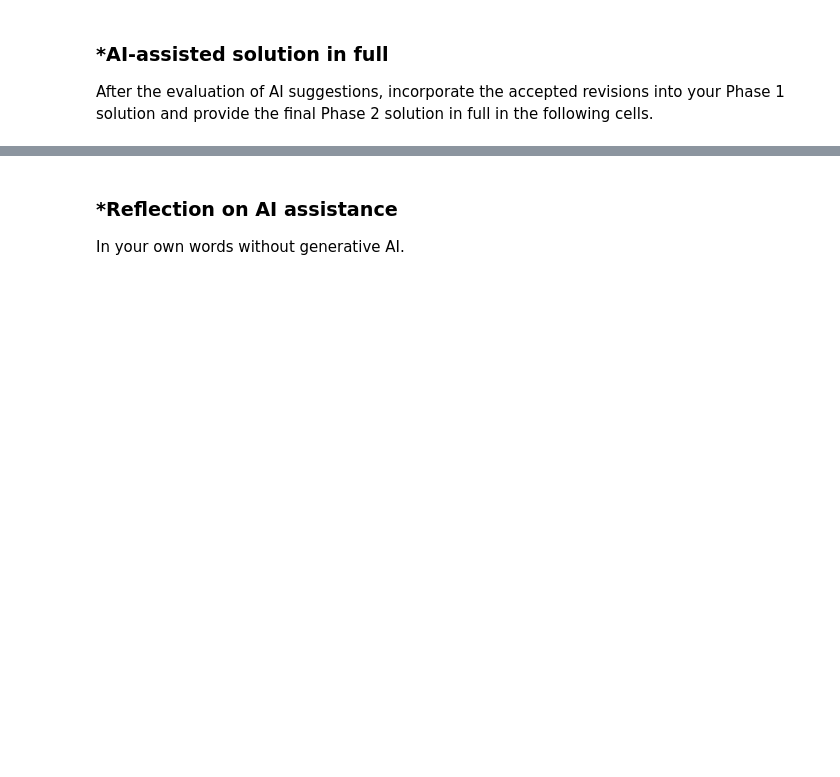
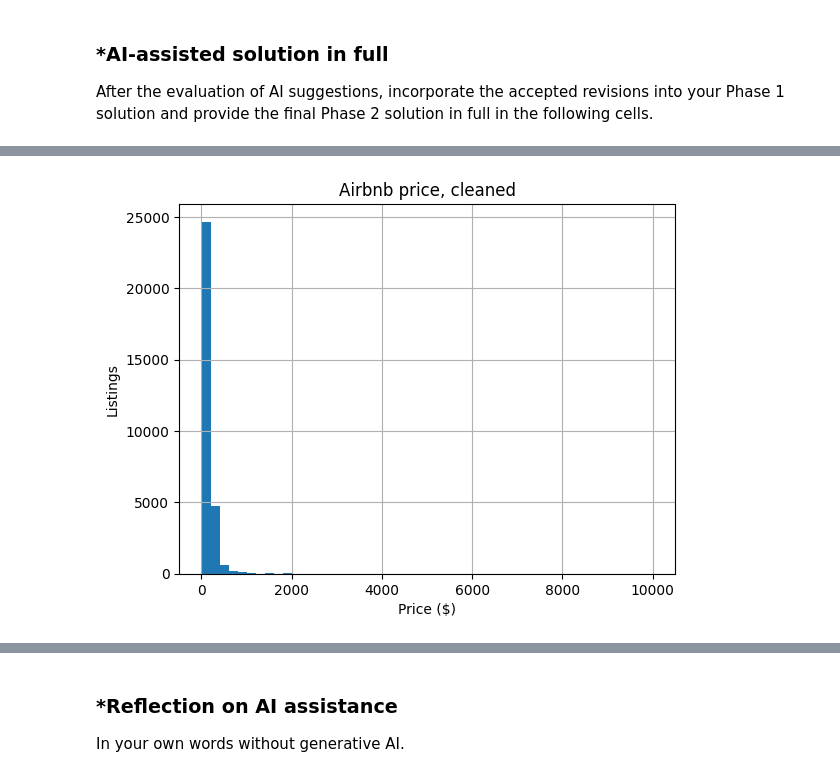
Before and after one commit to willhk10-uva/A01-data-wrangling, a Jupyter notebook: notebook.ipynb, the cells around one changed output, grey strips where cells are left out. Drawn from its saved outputs; the diff is of its cells as text; code cells hidden in the pictures; blank space fills up the shorter version.

Commit message:
Final Phase 2 Commit

```diff
--- a/notebook.ipynb
+++ b/notebook.ipynb
@@ -303,3 +335,97 @@ AI had no feedback for me at this time.
 After the evaluation of AI suggestions, incorporate the accepted revisions into your Phase 1 solution and provide the final Phase 2 solution in full in the following cells.
 # %%
 # Your Phase 2 solution to the problem goes here.
+# %%
+# =====================================================================
+# Phase 2 — Q1
+# =====================================================================
+import os
+import numpy as np
+import pandas as pd
+import matplotlib.pyplot as plt
+
+
+def data_path(fname):
+    """Assignment specifies ./data/; fall back to the Colab mount."""
+    for p in (f'./data/{fname}', f'/content/data/{fname}', fname):
+        if os.path.exists(p):
+            return p
+    raise FileNotFoundError(f'Could not locate {fname}')
+
+
+# ---------------------------------------------------------------------
+# Q1.1  Airbnb Price
+# ---------------------------------------------------------------------
+df = pd.read_csv(data_path('airbnb_hw.csv'))
+price = 'Price'
+
+print('shape:', df.shape)
+print('dtype of Price:', df[price].dtype)          # object -> stored as text
+print('already missing before any cleaning:', df[price].isna().sum())
+
+# Naive conversion, to document the problem the hint points at.
+naive = pd.to_numeric(df[price], errors='coerce')
+print('missing if the thousands separator is ignored:', naive.isna().sum())
+
+# The only obstacle is the comma inserted at 1,000 and above, so strip it
+# and then coerce. errors='coerce' is kept as a safety net rather than as
+# the cleaning strategy itself.
+df['price_clean'] = pd.to_numeric(
+    df[price].astype(str).str.replace(',', '', regex=False).str.strip(),
+    errors='coerce'
+)
+
+n_missing = df['price_clean'].isna().sum()
+print('missing after removing the thousands separator:', n_missing)
+print(df['price_clean'].describe())
+
+# Sanity check: every value lost to coercion should be one that was already
+# missing in the raw column.
+assert n_missing == df[price].isna().sum()
+
+fig, ax = plt.subplots()
+df['price_clean'].hist(bins=50, ax=ax)
+ax.set_xlabel('Price ($)')
+ax.set_ylabel('Listings')
+ax.set_title('Airbnb price, cleaned')
+plt.show()
+
+# ---------------------------------------------------------------------
+# Q1.2  Minnesota police use of force
+# ---------------------------------------------------------------------
+df1 = pd.read_csv(data_path('mn_police_use_of_force.csv'))
+var = 'subject_injury'
+
+print('\nraw values:', df1[var].unique())
+print(df1[var].value_counts(dropna=False))
+
+# Normalise, then keep only the two substantive codes. Anything else
+# (including whitespace-only cells) is treated as missing.
+cleaned = df1[var].astype('string').str.strip().str.title()
+cleaned = cleaned.where(cleaned.isin(['Yes', 'No']))
+df1['subject_injury_clean'] = cleaned
+
+prop_missing = cleaned.isna().mean()
+print(f'\nrows: {len(df1)}')
+print(f'missing subject_injury: {cleaned.isna().sum()} '
+      f'({prop_missing:.1%})')
+print(cleaned.value_counts(dropna=False))
+
+# Keep the missing category visible in the crosstab rather than dropping it.
+df1['subject_injury_lab'] = cleaned.fillna('Not Stated')
+ct = pd.crosstab(df1['subject_injury_lab'], df1['force_type'])
+print('\ncounts:\n', ct)
+
+# The counts are dominated by how common each force type is, so look at
+# rates instead.
+totals = ct.sum(axis=0)
+missing_rate = (ct.loc['Not Stated'] / totals).sort_values(ascending=False)
+print('\nshare of records missing subject_injury, by force type:')
+print((missing_rate * 100).round(1))
+
+known = ct.loc['Yes'] + ct.loc['No']
+injury_rate = (ct.loc['Yes'] / known.replace(0, np.nan)).sort_values(ascending=False)
+print('\ninjury rate among records where injury WAS reported, by force type:')
+print((injury_rate * 100).round(1))
+print('\nrecords with a known injury outcome, by force type:\n', known)
+# %% [output]
@@ -305,0 +446 @@ After the evaluation of AI suggestions, incorporate the accepted revisions into
+[figure, added]
```
Also changed, not shown: parts of 7 cells of this notebook.
